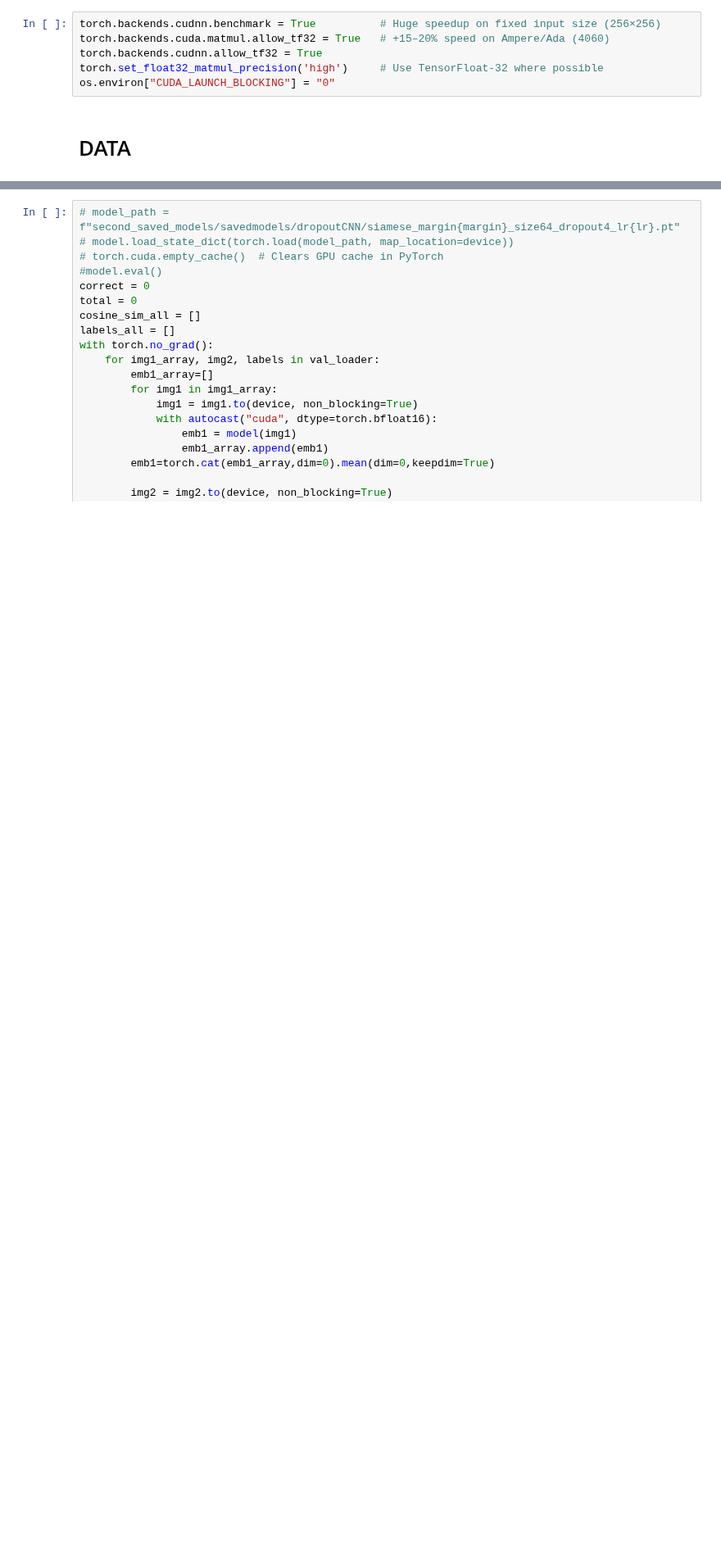
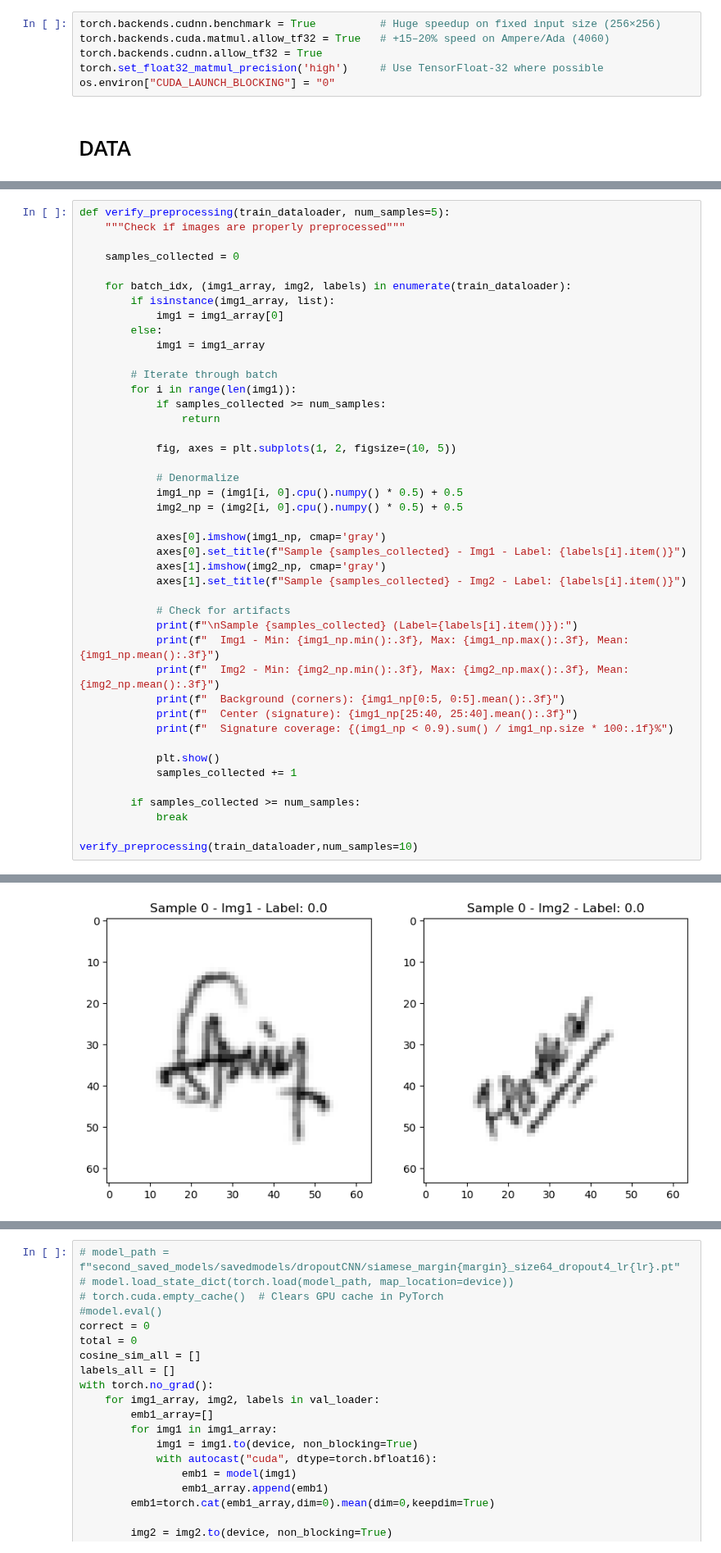
Before and after one commit to Sujan-13/Signature_Verification2, a Jupyter notebook: test_gpu-Copy4.ipynb, the cells around one changed output, grey strips where cells are left out. Shown at 82% size. Saved outputs shown, nothing was run; the diff lists cells and outputs as text; blank space fills up the shorter version.

```diff
--- a/test_gpu-Copy4.ipynb
+++ b/test_gpu-Copy4.ipynb
@@ -206,0 +185,44 @@ class SiameseCNN(nn.Module):
+# %%
+def verify_preprocessing(train_dataloader, num_samples=5):
+    """Check if images are properly preprocessed"""
+
+    samples_collected = 0
+
+    for batch_idx, (img1_array, img2, labels) in enumerate(train_dataloader):
+        if isinstance(img1_array, list):
+            img1 = img1_array[0]
+        else:
+            img1 = img1_array
+
+        # Iterate through batch
+        for i in range(len(img1)):
+            if samples_collected >= num_samples:
+                return
+
+            fig, axes = plt.subplots(1, 2, figsize=(10, 5))
+
+            # Denormalize
+            img1_np = (img1[i, 0].cpu().numpy() * 0.5) + 0.5
+            img2_np = (img2[i, 0].cpu().numpy() * 0.5) + 0.5
+
+            axes[0].imshow(img1_np, cmap='gray')
+            axes[0].set_title(f"Sample {samples_collected} - Img1 - Label: {labels[i].item()}")
+            axes[1].imshow(img2_np, cmap='gray')
+            axes[1].set_title(f"Sample {samples_collected} - Img2 - Label: {labels[i].item()}")
+
+            # Check for artifacts
+            print(f"\nSample {samples_collected} (Label={labels[i].item()}):")
+            print(f"  Img1 - Min: {img1_np.min():.3f}, Max: {img1_np.max():.3f}, Mean: {img1_np.mean():.3f}")
+            print(f"  Img2 - Min: {img2_np.min():.3f}, Max: {img2_np.max():.3f}, Mean: {img2_np.mean():.3f}")
+            print(f"  Background (corners): {img1_np[0:5, 0:5].mean():.3f}")
+            print(f"  Center (signature): {img1_np[25:40, 25:40].mean():.3f}")
+            print(f"  Signature coverage: {(img1_np < 0.9).sum() / img1_np.size * 100:.1f}%")
+
+            plt.show()
+            samples_collected += 1
+
+        if samples_collected >= num_samples:
+            break
+
+verify_preprocessing(train_dataloader,num_samples=10)
+# %% [output]
@@ -206,0 +235 @@ class SiameseCNN(nn.Module):
+[figure, added]
```
Also changed, not shown: parts of 19 cells of this notebook, 10 other files.
